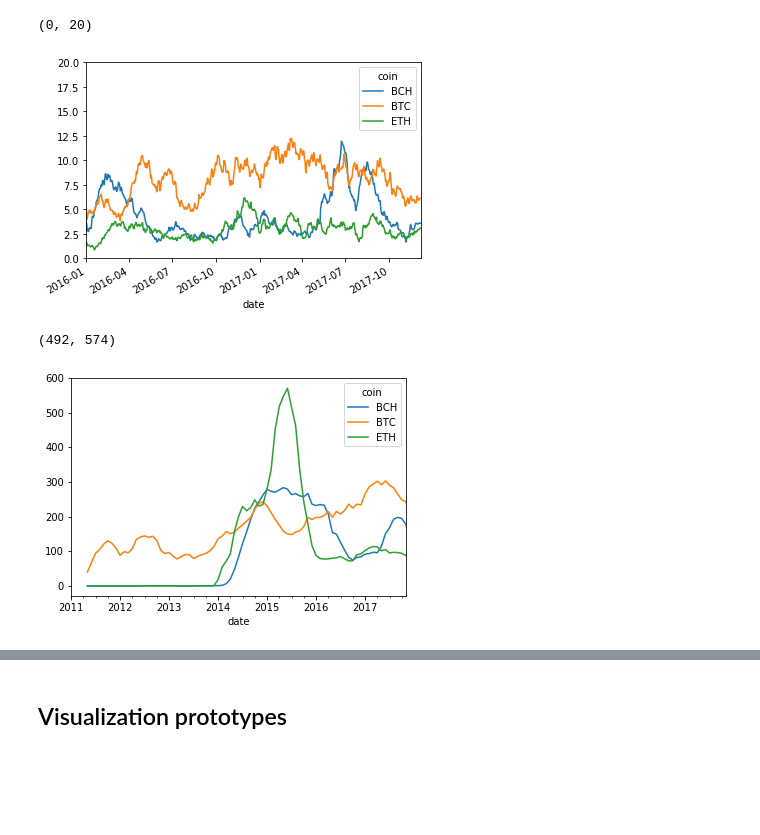
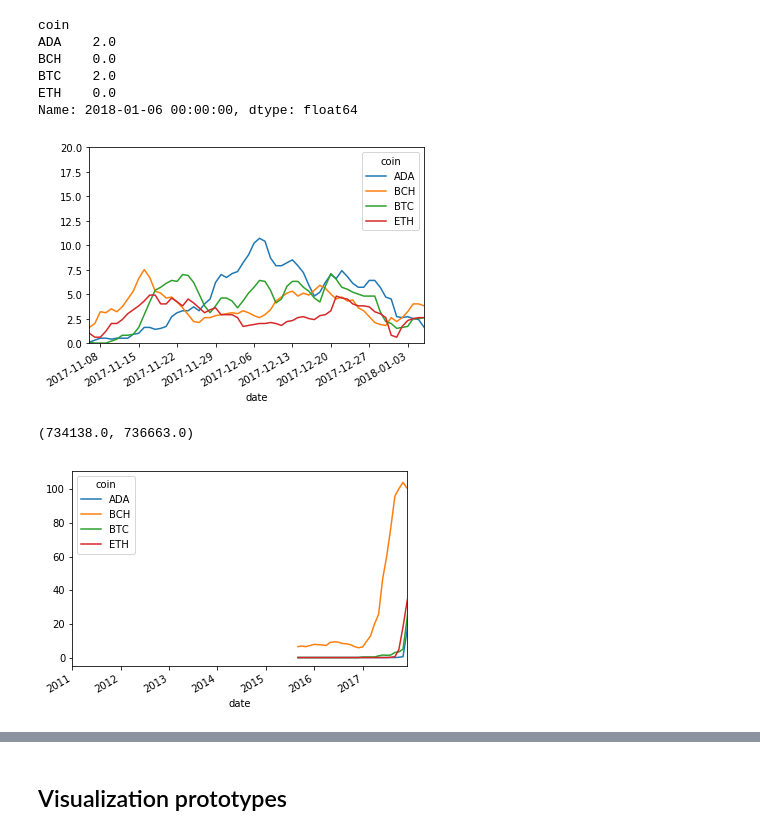
Before and after one commit to omdv/crypto-git-tracker, a Jupyter notebook: eda/EDA.ipynb, the cells around one changed output, grey strips where cells are left out. Saved outputs shown, nothing was run; the diff lists cells and outputs as text; code cells hidden in the pictures; blank space fills up the shorter version.

```diff
--- a/eda/EDA.ipynb
+++ b/eda/EDA.ipynb
@@ -42,32 +49,39 @@ ax.set_xlim(pd.Timestamp('2017-02-15'), pd.Timestamp('2017-12-08'))
 Commits Indicator #1.2
 10-day moving average of commits per day
 """
-period = 30
+period = 10
 commits_per_day_rolling = commits_per_day.rolling(period).mean()
 
 # plot
 ax = commits_per_day_rolling.plot()
-ax.set_xlim(pd.Timestamp('2016-01-01'), pd.Timestamp('2017-12-08'))
+ax.set_xlim(pd.Timestamp('2017-11-06'), pd.Timestamp('2018-01-06'))
 ax.set_ylim(0,20)
+
+commits_per_day.loc['2018-01-06']
 # %% [output]
-(0, 20)
+coin
+ADA    2.0
+BCH    0.0
+BTC    2.0
+ETH    0.0
+Name: 2018-01-06 00:00:00, dtype: float64
-[figure, old version]
+[figure, new version]
 # %%
 """
 Commits indicator #1.3
 6 month moving average of commits per week
 """
 commits_per_month = df.groupby([pd.TimeGrouper('M'), 'coin']).count()['login'].unstack().fillna(0)
 
 period = 6
 commits_per_month_rolling = commits_per_month.rolling(period).mean()
 
 # plot
-ax = commits_per_rolling.plot()
+ax = commits_per_month_rolling.plot()
 ax.set_xlim(pd.Timestamp('2011-01-01'), pd.Timestamp('2017-11-30'))
 # %% [output]
-(492, 574)
+(734138.0, 736663.0)
-[figure, old version]
+[figure, new version]
 # %%
 """
 Developers Indicator #2.1
```
Also changed, not shown: parts of 14 cells of this notebook, 19 other files.
